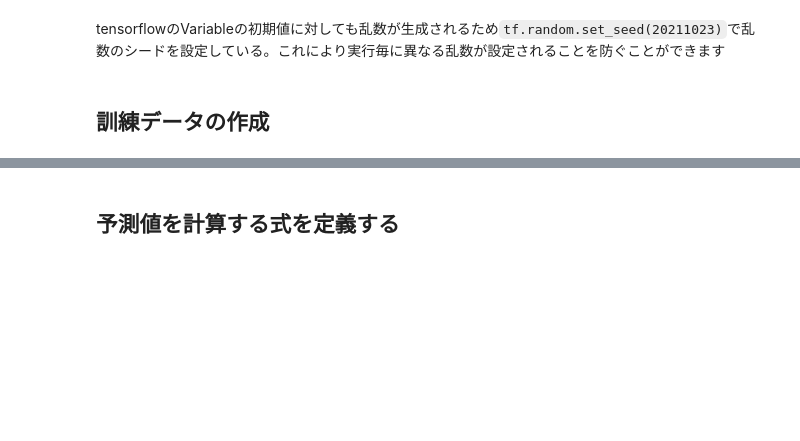
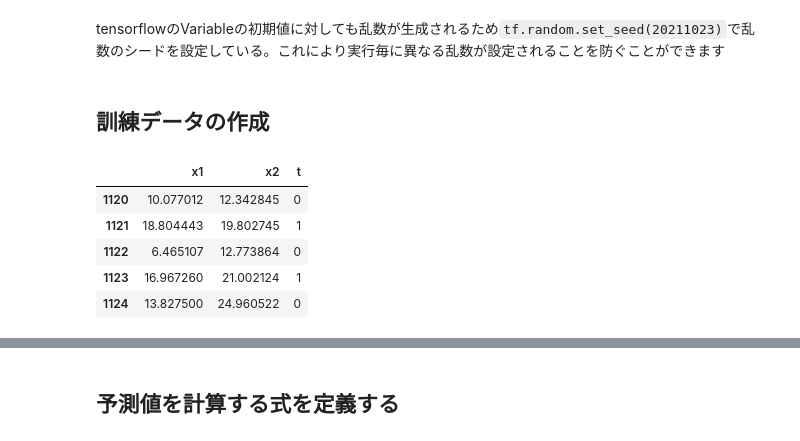
Before and after one commit to Naoki0424/my_document, a Jupyter notebook: 20211023_keras_logistic_regression.ipynb, the cells around one changed output, grey strips where cells are left out. Saved outputs shown, nothing was run; the diff lists cells and outputs as text; code cells hidden in the pictures; blank space fills up the shorter version.

```diff
--- a/20211023_keras_logistic_regression.ipynb
+++ b/20211023_keras_logistic_regression.ipynb
@@ -38,3 +42,12 @@ train_set = df.reindex(permutation(df.index)).reset_index(drop=True)
+# %%
+test_set.head()
+# %% [output]
+|  | x1 | x2 | t |
+| 1120 | 10.077012 | 12.342845 | 0 |
+| 1121 | 18.804443 | 19.802745 | 1 |
+| 1122 | 6.465107 | 12.773864 | 0 |
+| 1123 | 16.967260 | 21.002124 | 1 |
+| 1124 | 13.827500 | 24.960522 | 0 |
 # %%
 train_set.head()
 # %% [output]
```
Also changed, not shown: parts of 10 cells of this notebook.
